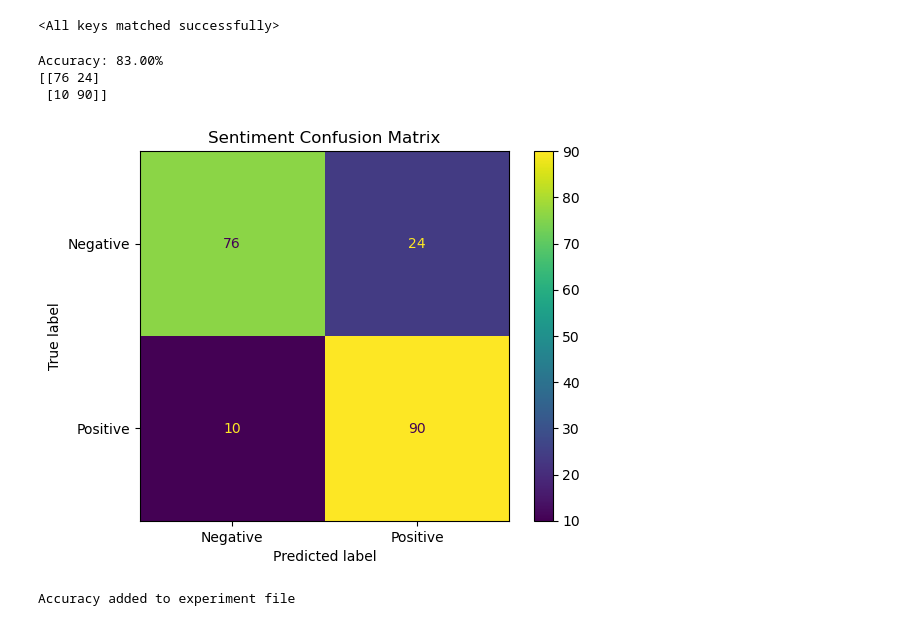
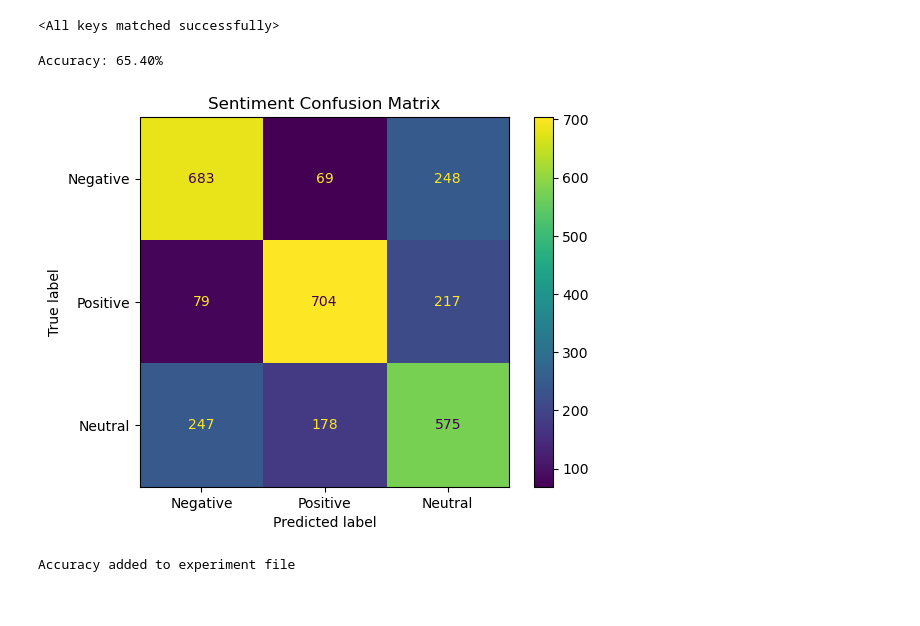
Before and after one commit to Agtheo09/text-sentiment-analysis, a Jupyter notebook: test_model.ipynb, the cells around one changed output. Saved outputs shown, nothing was run; the diff lists cells and outputs as text; code cells hidden in the pictures.

Commit message:
test larger dataset

```diff
--- a/test_model.ipynb
+++ b/test_model.ipynb
@@ -19,5 +19,5 @@ test_df.head()
 # %%
-test_reviews = test_df["Review"]
-test_labels = test_df["Liked"]
+test_reviews = test_df["text"]
+test_labels = test_df["sentiment"]
 # %%
 import pickle
@@ -42,6 +42,13 @@ net.load_state_dict(
 )
 # %% [output]
 <All keys matched successfully>
+# %%
+X_test = X_test.toarray()
+
+X_test_tensor = torch.tensor(
+    X_test,
+    dtype=torch.float32
+)
 # %%
 import matplotlib.pyplot as plt
 from sklearn.metrics import accuracy_score, confusion_matrix, ConfusionMatrixDisplay
@@ -59,39 +66,42 @@ with torch.no_grad():
 
         output = net(review)
 
         prediction = torch.argmax(output, dim=1)
 
         all_predictions.append(prediction.item())
         all_labels.append(test_labels[i])
 
+
 accuracy = accuracy_score(
     all_labels,
     all_predictions
 )
 
 print(f"Accuracy: {accuracy * 100:.2f}%")
 
+
 cm = confusion_matrix(
     all_labels,
     all_predictions
 )
 
-print(cm)
 
 disp = ConfusionMatrixDisplay(
     confusion_matrix=cm,
-    display_labels=["Negative", "Positive"]
+    display_labels=[
+        "Negative",
+        "Positive",
+        "Neutral"
+    ]
 )
 
 disp.plot()
 
 plt.title("Sentiment Confusion Matrix")
 plt.show()
 # %% [output]
-Accuracy: 83.00%
-[[76 24]
- [10 90]]
+Accuracy: 65.40%
-[figure, old version]
+[figure, new version]
 # %%
 from config import MODEL_NAME
 
```
Also changed, not shown: parts of 2 cells of this notebook, 14 other files.
